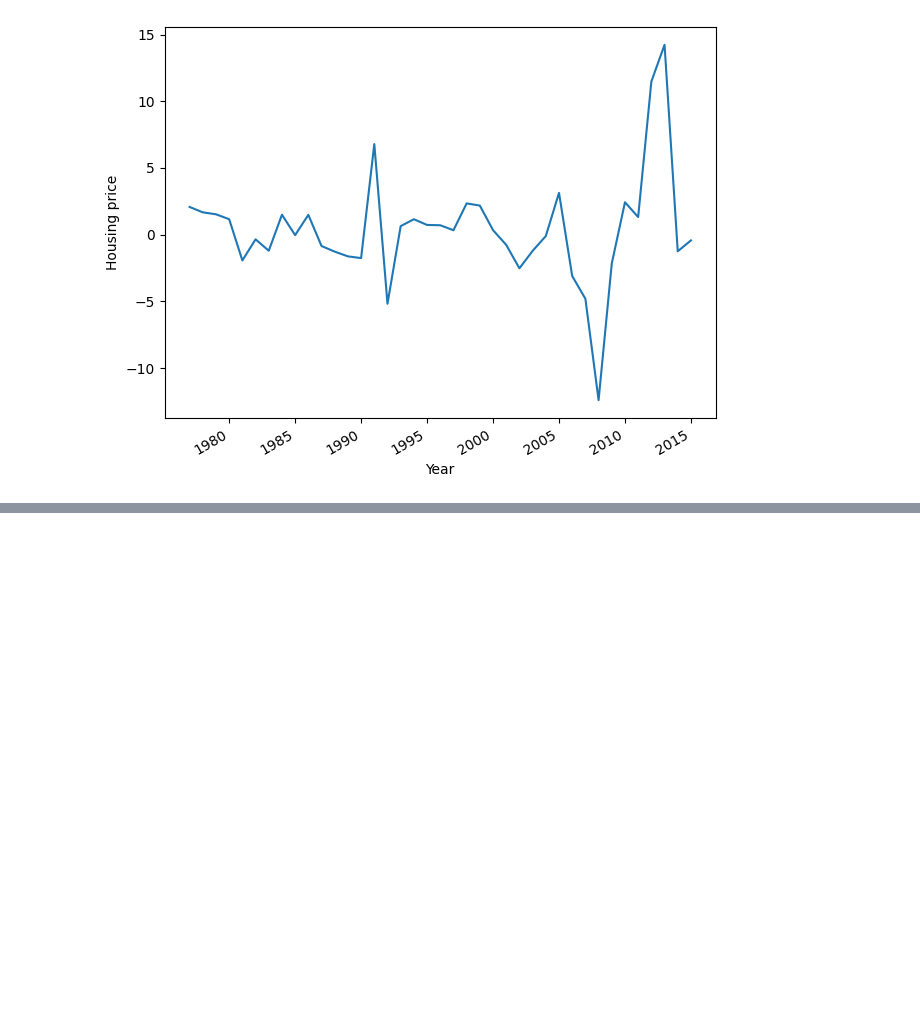
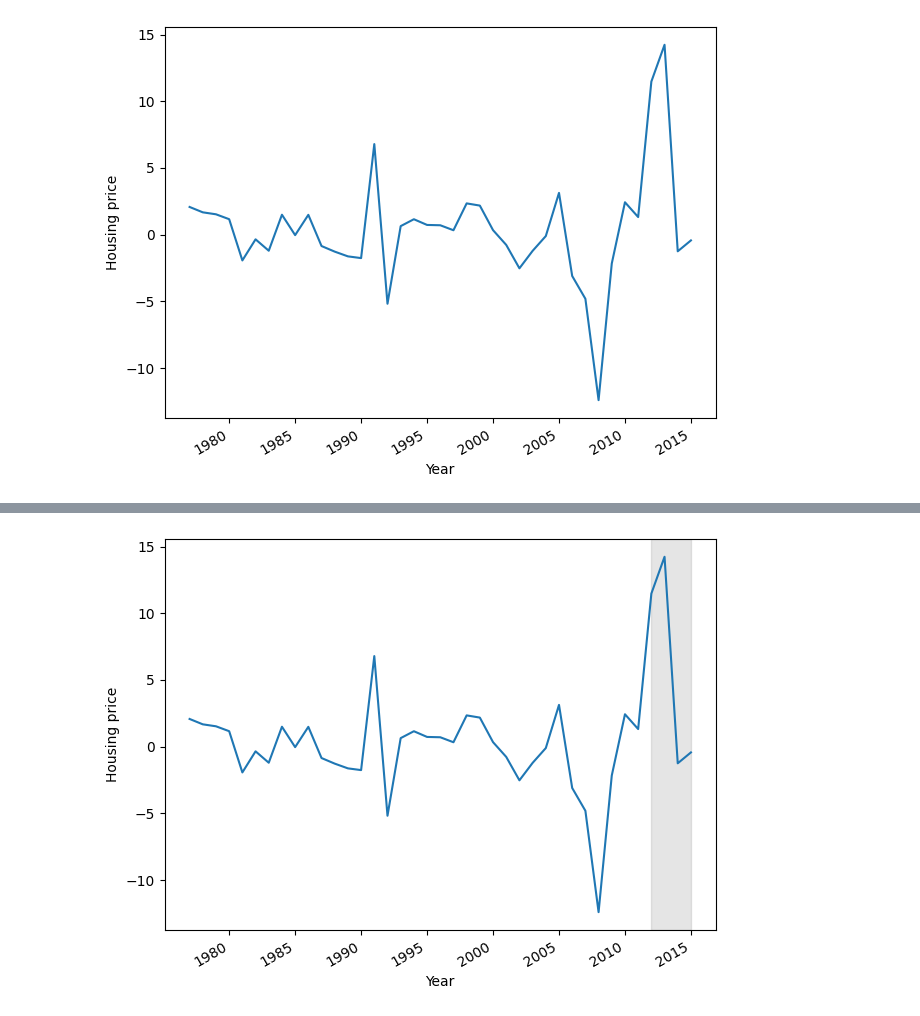
Before and after one commit to ThomasDarrieumerlou/Forecasting-project, a Jupyter notebook: Forcasting.ipynb, the cells around one changed output, grey strips where cells are left out. Saved outputs shown, nothing was run; the diff lists cells and outputs as text; code cells hidden in the pictures; blank space fills up the shorter version.

```diff
--- a/Forcasting.ipynb
+++ b/Forcasting.ipynb
@@ -90,0 +107,13 @@ plt.tight_layout()
+# %%
+fig, ax = plt.subplots()
+
+ax.plot(atlanta_data['Year'][2:], index_diff2)
+ax.set_xlabel('Year')
+ax.set_ylabel('Housing price')
+ax.axvspan(2012, 2015, color='#808080', alpha=0.2)
+
+
+fig.autofmt_xdate()
+plt.tight_layout()
+# %% [output]
+[figure, added]
```
Also changed, not shown: parts of 14 cells of this notebook.
